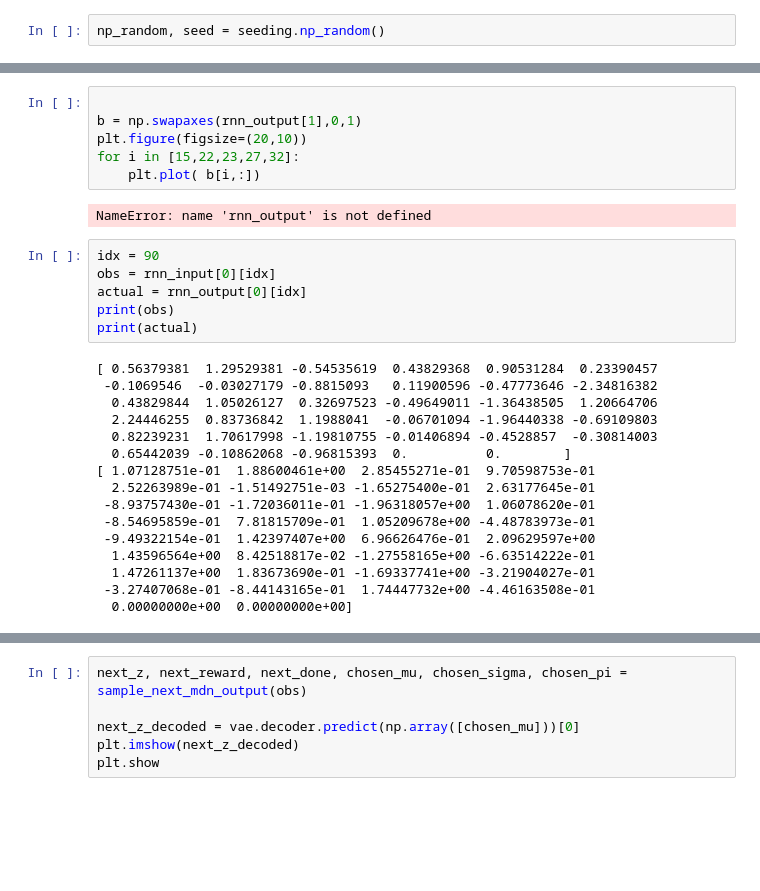
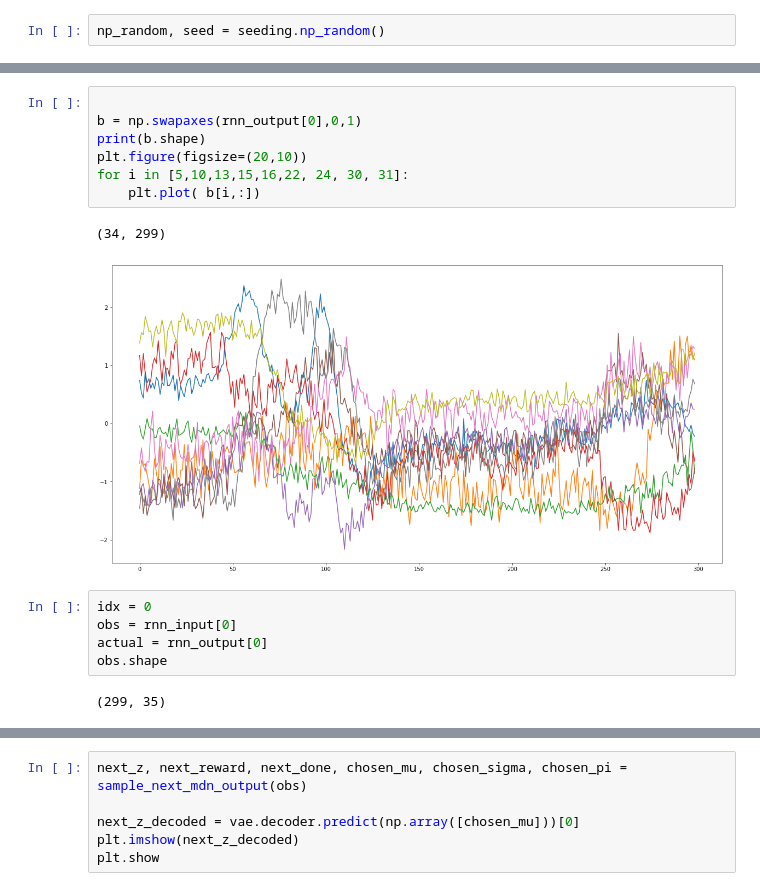
Before and after one commit to AppliedDataSciencePartners/WorldModels, a Jupyter notebook: check_rnn.ipynb, the cells around one changed output, grey strips where cells are left out. Saved outputs shown, nothing was run; the diff lists cells and outputs as text; blank space fills up the shorter version.

```diff
--- a/check_rnn.ipynb
+++ b/check_rnn.ipynb
@@ -112,31 +114,18 @@ def sample_next_mdn_output(obs):
 # %%
 
-b = np.swapaxes(rnn_output[1],0,1)
+b = np.swapaxes(rnn_output[0],0,1)
+print(b.shape)
 plt.figure(figsize=(20,10))
-for i in [15,22,23,27,32]:
+for i in [5,10,13,15,16,22, 24, 30, 31]:
     plt.plot( b[i,:])
 # %% [output]
-NameError: name 'rnn_output' is not defined
+(34, 299)
+[figure, added]
 # %%
-idx = 90
-obs = rnn_input[0][idx]
-actual = rnn_output[0][idx]
-print(obs)
-print(actual)
+idx = 0
+obs = rnn_input[0]
+actual = rnn_output[0]
+obs.shape
 # %% [output]
-[ 0.56379381  1.29529381 -0.54535619  0.43829368  0.90531284  0.23390457
- -0.1069546  -0.03027179 -0.8815093   0.11900596 -0.47773646 -2.34816382
-  0.43829844  1.05026127  0.32697523 -0.49649011 -1.36438505  1.20664706
-  2.24446255  0.83736842  1.1988041  -0.06701094 -1.96440338 -0.69109803
-  0.82239231  1.70617998 -1.19810755 -0.01406894 -0.4528857  -0.30814003
-  0.65442039 -0.10862068 -0.96815393  0.          0.        ]
-[ 1.07128751e-01  1.88600461e+00  2.85455271e-01  9.70598753e-01
-  2.52263989e-01 -1.51492751e-03 -1.65275400e-01  2.63177645e-01
- -8.93757430e-01 -1.72036011e-01 -1.96318057e+00  1.06078620e-01
- -8.54695859e-01  7.81815709e-01  1.05209678e+00 -4.48783973e-01
- -9.49322154e-01  1.42397407e+00  6.96626476e-01  2.09629597e+00
-  1.43596564e+00  8.42518817e-02 -1.27558165e+00 -6.63514222e-01
-  1.47261137e+00  1.83673690e-01 -1.69337741e+00 -3.21904027e-01
- -3.27407068e-01 -8.44143165e-01  1.74447732e+00 -4.46163508e-01
-  0.00000000e+00  0.00000000e+00]
+(299, 35)
 # %%
```
Also changed, not shown: parts of 10 cells of this notebook, 4 other files.
